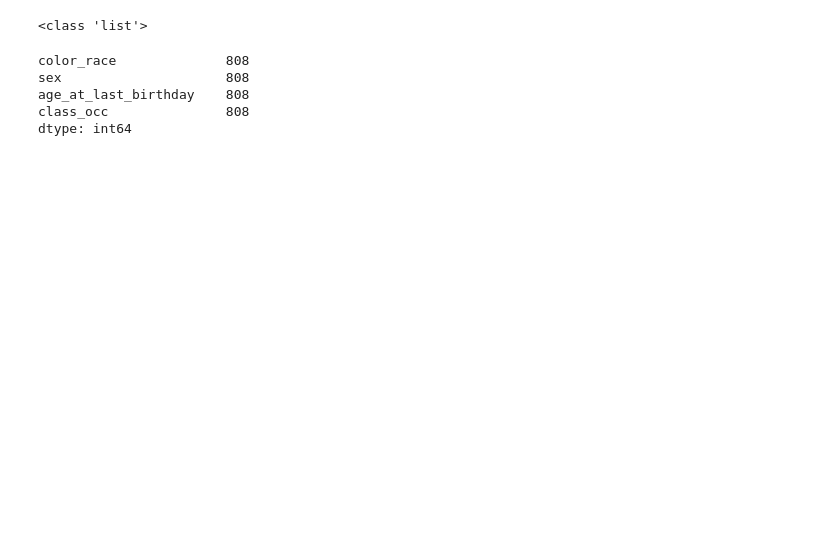
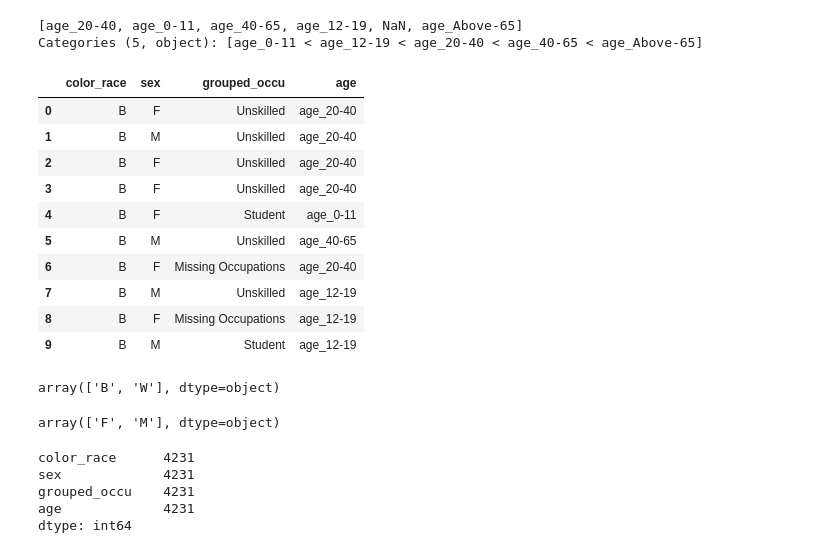
Before and after one commit to trivial-vector/Digital-Humanities, a Jupyter notebook: Data/Karika/Models/logistic regression_multioccu.ipynb, the cells around one changed output. Cells and saved outputs as stored; diff of their text form; code cells hidden in the pictures; blank space fills up the shorter version.

Commit message:
Added KArika ML predict occupation.

```diff
--- a/Data/Karika/Models/logistic regression_multioccu.ipynb
+++ b/Data/Karika/Models/logistic regression_multioccu.ipynb
@@ -51,9 +33,9 @@ dtype: int64
 # %%
 # prepare new df where occupation column is All labelled
-df_all_occupation = censuses_data[occupation_missing_mask == False]
+# df_all_occupation = censuses_data[occupation_missing_mask == False]
 
 # include following features that MAY influence occupation field -
 # color_race, sex, age_at_last_birthday, occupation
-newdata = df_all_occupation.loc[:,["color_race","sex","age_at_last_birthday", "occupation"]]
+newdata = censuses_data.loc[:,["color_race","sex","age_at_last_birthday", "grouped_occu"]]
 newdata.count()
 # %% [output]
@@ -153,8 +47,9 @@ fuzzy_match_sort('Workwoman Home',newdata.occupation.values.tolist(),25)
 # %%
+# cleanup age column
 def age_clean(data,under_1_value = 1, pandas = 'yes'):
     clean_age = []
     if pandas == 'yes':
-        data_lst = data
+        data_lst = data.tolist()
     else:
         data_lst = data
     for datum in data_lst:
@@ -166,3 +61,9 @@ def age_clean(data,under_1_value = 1, pandas = 'yes'):
         else:
             clean_age.append(datum)
     return clean_age
+
+clean_age = age_clean(newdata.age_at_last_birthday,under_1_value = 1, pandas = 'yes')
+newdata["age"] = clean_age
+
+del newdata['age_at_last_birthday']
+newdata.head()
@@ -169,13 +77,49 @@ def age_clean(data,under_1_value = 1, pandas = 'yes'):
-# %%
-age = newdata["age_at_last_birthday"]
-clean_age = age_clean(newdata['age_at_last_birthday'])
-print(type(clean_age))
-newdata["age_at_last_birthday"] = clean_age
-newdata.count()
-# %% [output]
-<class 'list'>
-color_race              808
-sex                     808
-age_at_last_birthday    808
-class_occ               808
-dtype: int64
+# %%
+newdata = newdata[newdata.age != 'Un.']
+
+newdata['age'] = pd.to_numeric(newdata['age'], errors='coerce')
+
+# put age in ranges
+age_ranges= [0,11,19,40,65,110]
+age_labels = ['age_0-11','age_12-19','age_20-40','age_40-65','age_Above-65']
+newdata['age'] = pd.cut(newdata['age'], bins=age_ranges, labels=age_labels)
+newdata['age'].unique()
+# %% [output]
+[age_20-40, age_0-11, age_40-65, age_12-19, NaN, age_Above-65]
+Categories (5, object): [age_0-11 < age_12-19 < age_20-40 < age_40-65 < age_Above-65]
+# %%
+newdata.head(10)
+# %% [output]
+|  | color_race | sex | grouped_occu | age |
+| 0 | B | F | Unskilled | age_20-40 |
+| 1 | B | M | Unskilled | age_20-40 |
+| 2 | B | F | Unskilled | age_20-40 |
+| 3 | B | F | Unskilled | age_20-40 |
+| 4 | B | F | Student | age_0-11 |
+| 5 | B | M | Unskilled | age_40-65 |
+| 6 | B | F | Missing Occupations | age_20-40 |
+| 7 | B | M | Unskilled | age_12-19 |
+| 8 | B | F | Missing Occupations | age_12-19 |
+| 9 | B | M | Student | age_12-19 |
+# %%
+# cleanup race column, replace M's by B & drop Jp - Just make sure we have B & W race
+newdata['color_race'].replace(['Mu', 'M', 'M/W', 'My'], "B", inplace=True)
+newdata = newdata[newdata.color_race != 'Jp']
+newdata['color_race'].unique()
+# %% [output]
+array(['B', 'W'], dtype=object)
+# %%
+# cleanup sex column - No cleanup needed , just have M & F
+newdata = newdata[newdata.sex != 'FM']
+newdata['sex'].unique()
+# %% [output]
+array(['F', 'M'], dtype=object)
+# %%
+newdata = newdata.dropna()
+newdata.count()
+# %% [output]
+color_race      4231
+sex             4231
+grouped_occu    4231
+age             4231
+dtype: int64
```
Also changed, not shown: parts of 28 cells of this notebook, 9 other files.
